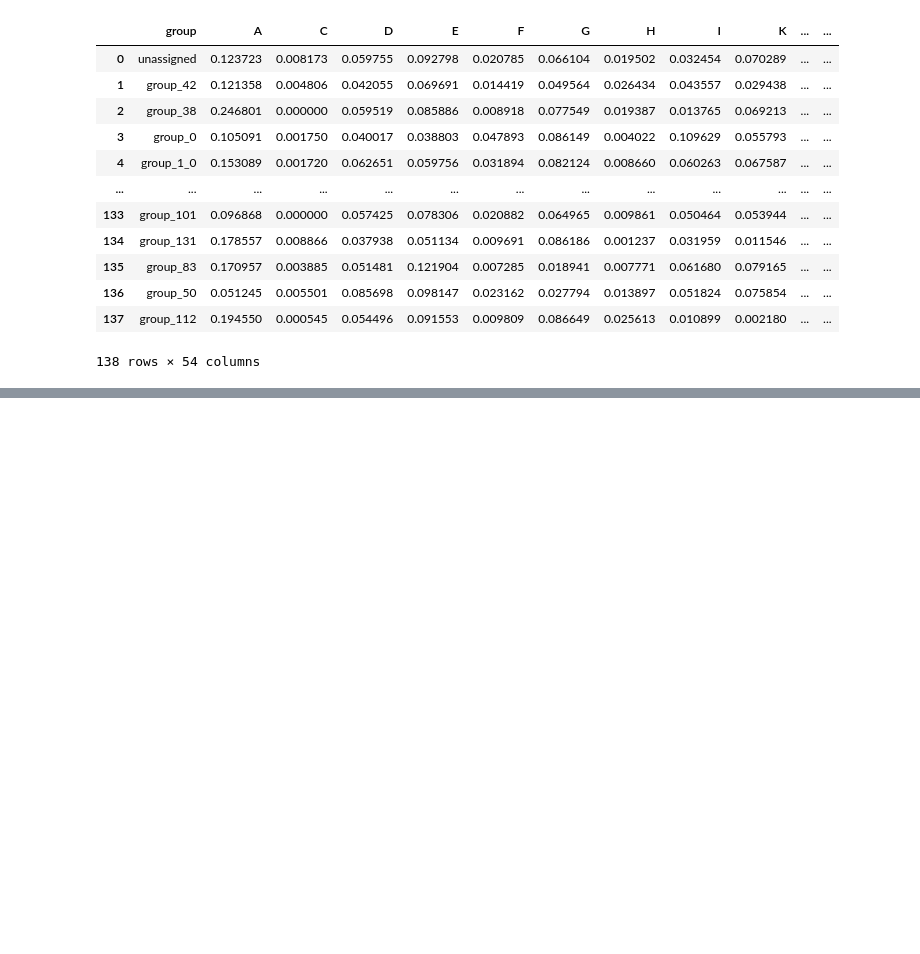
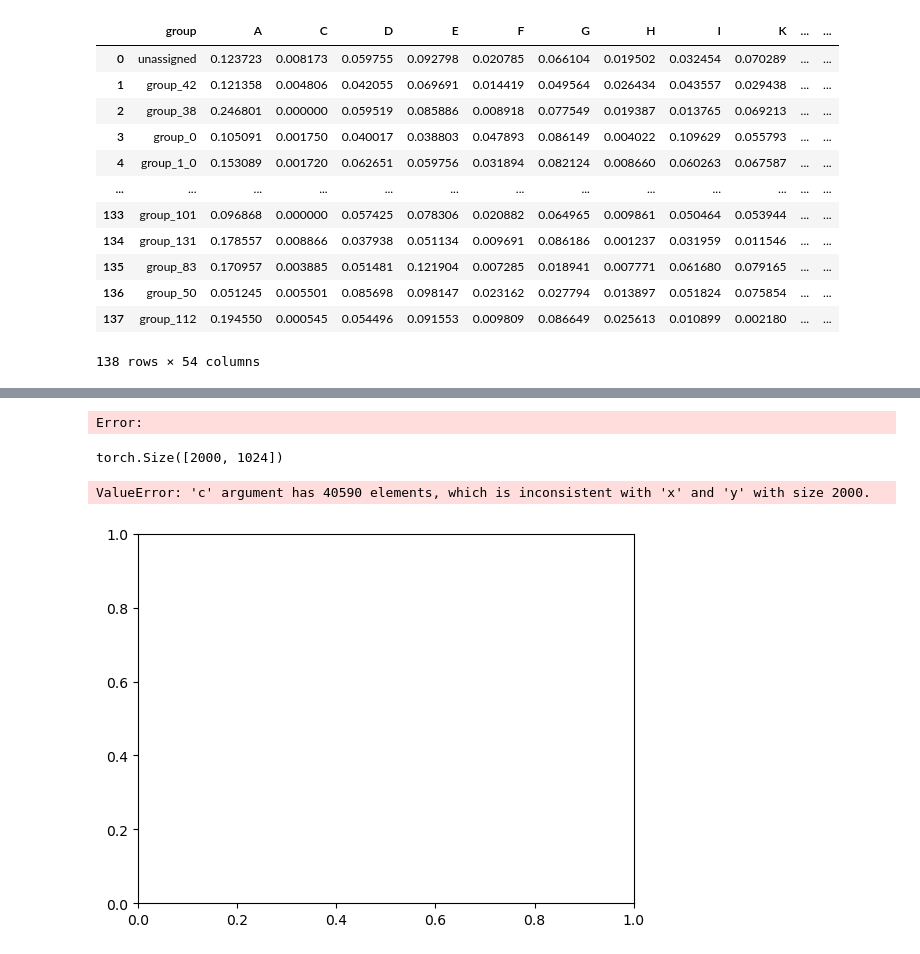
Before and after one commit to donEnno/hendecads, a Jupyter notebook: 02_seq_analysis/seq_analysis.ipynb, the cells around one changed output, grey strips where cells are left out. Drawn from its saved outputs; the diff is of its cells as text; code cells hidden in the pictures; blank space fills up the shorter version.

```diff
--- a/02_seq_analysis/seq_analysis.ipynb
+++ b/02_seq_analysis/seq_analysis.ipynb
@@ -578,0 +698,26 @@ plt.show()
+# %%
+# tokenize sequences and pad up to the longest sequence in the batch
+ids = tokenizer(sequence_examples, add_special_tokens=True, padding="longest")
+
+input_ids = torch.tensor(ids['input_ids']).to(device)
+attention_mask = torch.tensor(ids['attention_mask']).to(device)
+# %%
+# generate embeddings
+with torch.no_grad():
+    embedding_repr = model(input_ids=input_ids, attention_mask=attention_mask)
+# %% [output]
+Error:
+# %%
+X = embedding_repr.last_hidden_state.mean(dim=1)
+X.shape
+# %% [output]
+torch.Size([2000, 1024])
+# %%
+reducer = umap.UMAP(n_components=2, n_neighbors=15, min_dist=0.1, metric='euclidean', random_state=42)
+
+embedding = reducer.fit_transform(X)
+# %%
+plt.scatter(embedding[:, 0], embedding[:, 1], s=1, c=df['group_ix'], cmap='coolwarm')
+# %% [output]
+ValueError: 'c' argument has 40590 elements, which is inconsistent with 'x' and 'y' with size 2000.
+[figure, added]
```
Also changed, not shown: parts of 20 cells of this notebook.
